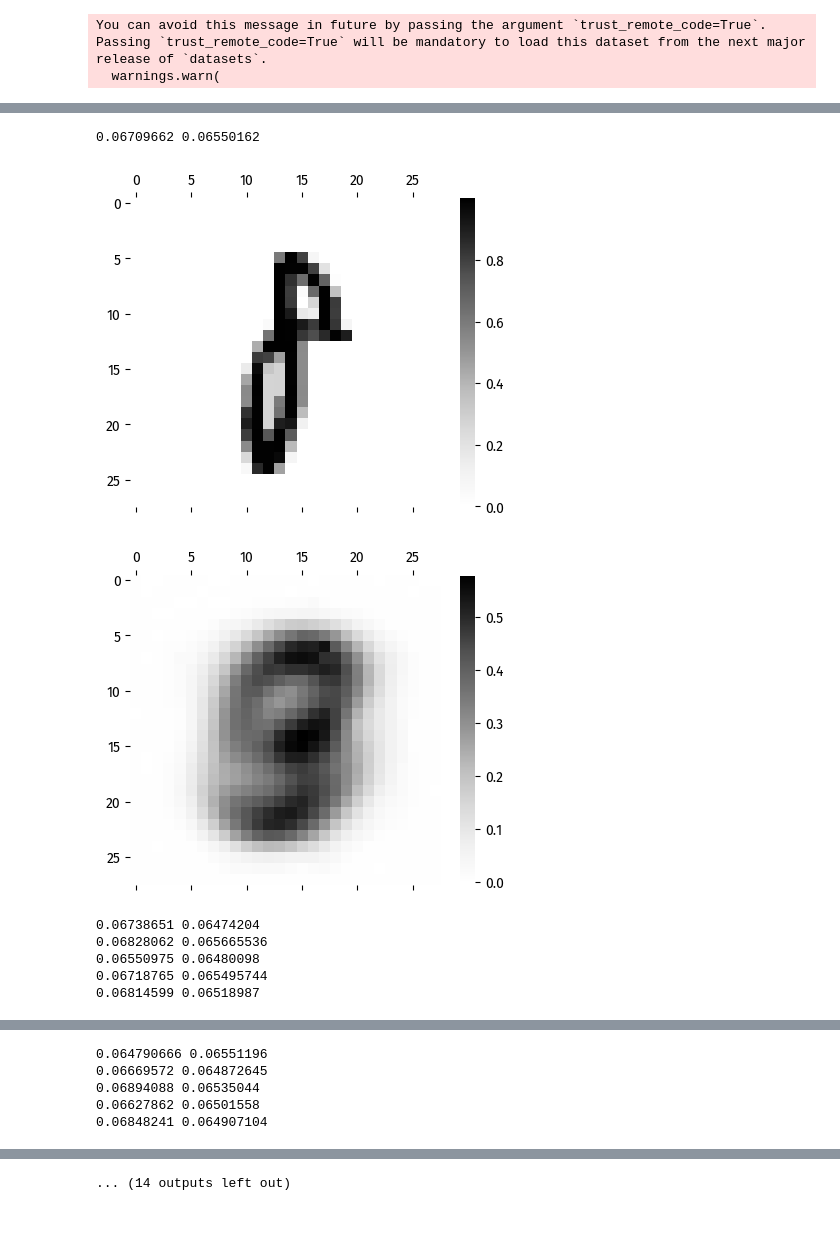
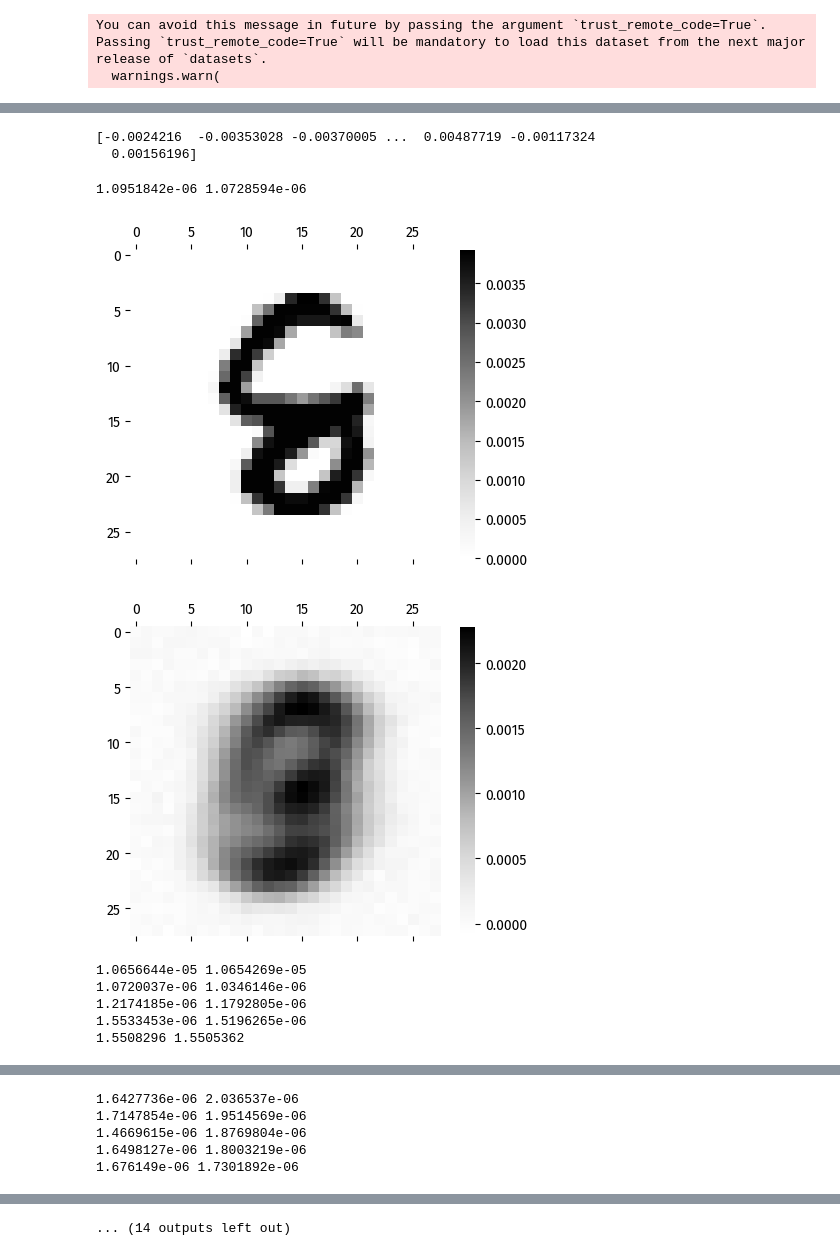
Before and after one commit to cwhy/picojam, a Jupyter notebook: jam/notebooks/PBVQVAE.ipynb, the cells around one changed output, grey strips where cells are left out. Saved outputs shown, nothing was run; the diff lists cells and outputs as text; code cells hidden in the pictures; blank space fills up the shorter version.

Commit message:
fixed VQVAE, added FSQ

```diff
--- a/jam/notebooks/PBVQVAE.ipynb
+++ b/jam/notebooks/PBVQVAE.ipynb
@@ -17,14 +17,15 @@ X_test = X_test / 255.0
 # %%
 d_h_layer = 256
 d_h = 256
-n_layers = 1
+n_layers = 2
 d_in = d_x
 # d_out = d_y
 d_out = d_x
-d_code = 64
-total_codes = 2048
+d_code = 128
+total_codes = 512
 sentence_len = 64
 beta = 0.25
+#beta = 1
 # %%
 
 import nn
@@ -55,9 +56,23 @@ def vqvae_config(init):
     }
 
 
+# def straight_through_f(f):
+#     def fp(x):
+#         # Create an exactly-zero expression with Sterbenz lemma that has
+#         # an exactly-one gradient.
+#         # return x - stop_gradient(x) + stop_gradient(f(x))
+#         zero = x - stop_gradient(x)
+#         return zero + stop_gradient(f(x))
+#     return fp
+
+# def nearest_code(codebook, z):
+#     return codebook[((z - codebook) ** 2).sum(1).argmin(0)]
 
 def nearest_code(codebook, z):
-    return codebook[((z - codebook) ** 2).sum(1).argmin(0)]
+    zp = codebook[((z - codebook) ** 2).sum(1).argmin(0)]
+    zero = z - stop_gradient(z)
+    return zero + stop_gradient(zp), zp
+
 
 
 
@@ -65,15 +80,16 @@ def vqvae(W, x):
     z = mglu_net(x, W["encoder"])
     # z shape is (sentence_len * d_code,)
     z = z.reshape((sentence_len, d_code))
-    z_q = F(nearest_code).f(W['codebook'], _).map()(z)
-    x_q = mglu_net(z_q.reshape(-1), W["decoder"])
+    #z_q = F(nearest_code).f(W['codebook'], _).map()(z)
+    z_st, z_q = F(nearest_code).f(W['codebook'], _).vmap(0, (0, 0))(z)
+    x_q = mglu_net(z_st.reshape(-1), W["decoder"])
     return x_q, z, z_q
 
 def vqvae_losses(W, x):
     x_q, z, z_q = vqvae(W, x)
     rec_loss = ((x_q - x) ** 2).mean()
-    codebook_loss = ((stop_gradient(z_q) - z) ** 2).mean()
-    commitment_loss = 0.25 * ((z - stop_gradient(z_q)) ** 2).mean()
+    codebook_loss = ((stop_gradient(z) - z_q) ** 2).mean()
+    commitment_loss = beta * ((z - stop_gradient(z_q)) ** 2).mean()
     return rec_loss + codebook_loss + commitment_loss, rec_loss, codebook_loss, commitment_loss
 
 
@@ -94,19 +110,17 @@ from nn import init_weights, fmt_weights
 
 
 
-lr = 0.001
+lr = 0.0001
 mask_fn = lambda p: tree_map(lambda x: not isinstance(x, int), p)
 # opt = optax.multi_transform({"sgd": optax.rmsprop(lr), "zero": optax.set_to_zero()}, mask_fn)
-opt = optax.masked(optax.rmsprop(lr), mask_fn)
-
-def get_noise(size, key):
-    return init_utils.normal_init(key, sd=0.1, shape=[size, d_x])
+opt = optax.masked(optax.adam(lr), mask_fn)
 
 method = {"type": "zer0", "std": 0.001}
-# method = {"type": "normal", "std": 0.01}
+#method = {"type": "normal", "std": 0.01}
 # method = {"type": "normal", "std": 0.1}
 W = init_weights(next(key_gen), vqvae_config(method))
 print(fmt_weights(W)[0])
+print(vqvae_losses(W, X_test[0, :]))
 loss0 = loss_bm(W, X_test[:100, :])
 print(loss0)
 state = opt.init(W)
@@ -138,42 +152,46 @@ total params: 4665348
+# %%
+print(mglu_net(X_test[0, :], W["encoder"]))
+# %% [output]
+[-0.0024216  -0.00353028 -0.00370005 ...  0.00487719 -0.00117324
+  0.00156196]
 # %%
 from plot_utils import visualize_matrix
 from IPython.display import display
 import math, random
 import jax.numpy as np
 
 
 def loss_b_dt(W):
     return mean(loss_b(W, X_test[:100, :]))
 
 
-batch_size = 256
+batch_size = 128
 
 def sample():
     return X[random.sample(range(n_samples), batch_size), :]
 
 for i in range(5000):
-    key = next(key_gen)
     data = sample()
     W, state = update(W, data, state)
     if i % 200 == 0:
         print(loss_bm(W, data), loss_b_dt(W))
     if i % 1000 == 0:
         image_id = math.ceil(random.uniform(0, 1) * n_samples)
         plt, __, __ = visualize_matrix(data[image_id, :].reshape(28, 28), dpi=100)
         display(plt)
 
         out = vqvae(W, data[image_id, :])[0]
         plt, __, __ = visualize_matrix(out.reshape(28, 28), dpi=100)
         display(plt)
 
 
 print(loss_b_dt(W))
 # %% [output]
-0.06709662 0.06550162
+1.0951842e-06 1.0728594e-06
-[figure, old version]
+[figure, new version]
-[figure, old version]
+[figure, new version]
-0.06738651 0.06474204
-0.06828062 0.065665536
-0.06550975 0.06480098
-0.06718765 0.065495744
-0.06814599 0.06518987
+1.0656644e-05 1.0654269e-05
+1.0720037e-06 1.0346146e-06
+1.2174185e-06 1.1792805e-06
+1.5533453e-06 1.5196265e-06
+1.5508296 1.5505362
@@ -182,5 +200,5 @@ print(loss_b_dt(W))
-0.064790666 0.06551196
-0.06669572 0.064872645
-0.06894088 0.06535044
-0.06627862 0.06501558
-0.06848241 0.064907104
+1.6427736e-06 2.036537e-06
+1.7147854e-06 1.9514569e-06
+1.4669615e-06 1.8769804e-06
+1.6498127e-06 1.8003219e-06
+1.676149e-06 1.7301892e-06
```
Also changed, not shown: parts of 2 cells of this notebook, 1 other file.
